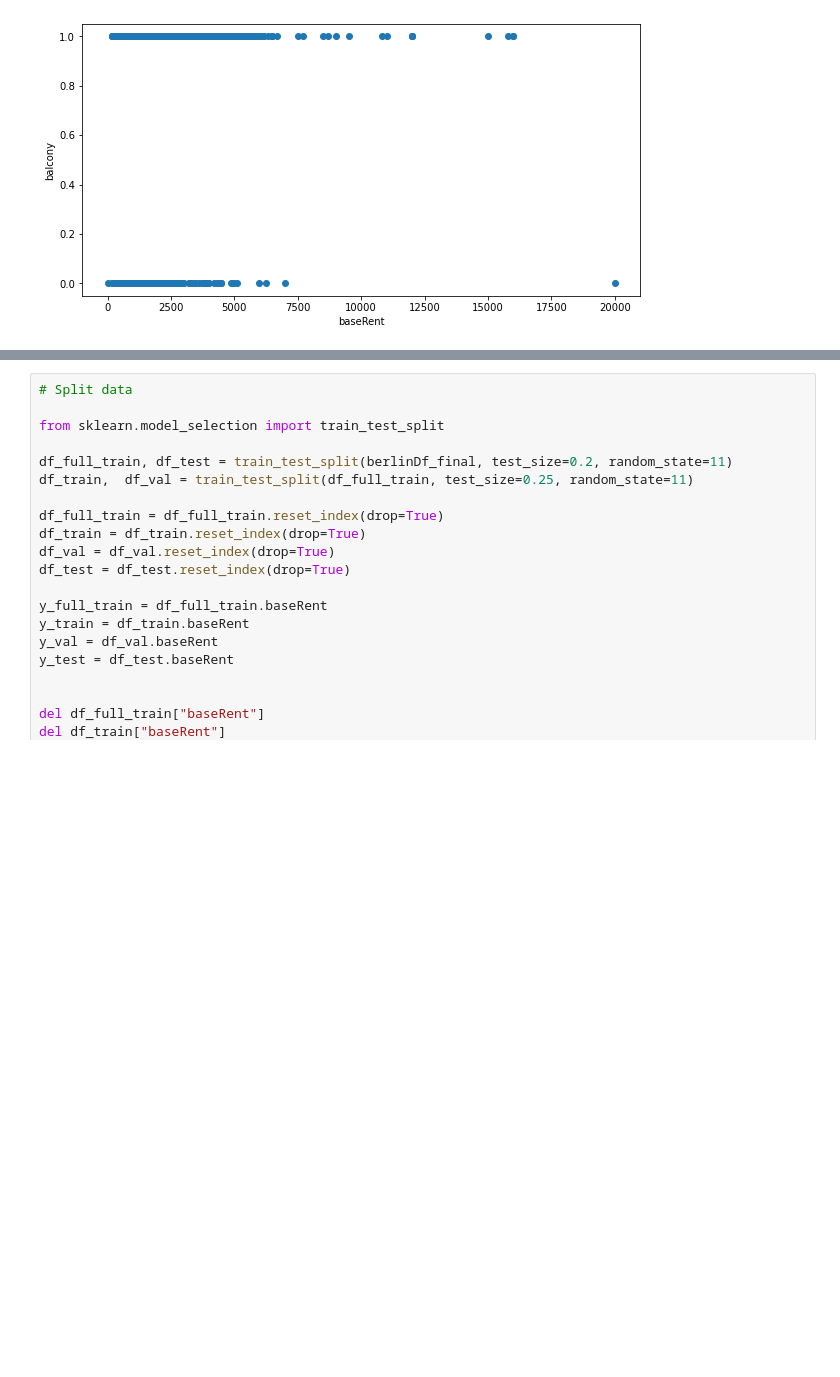
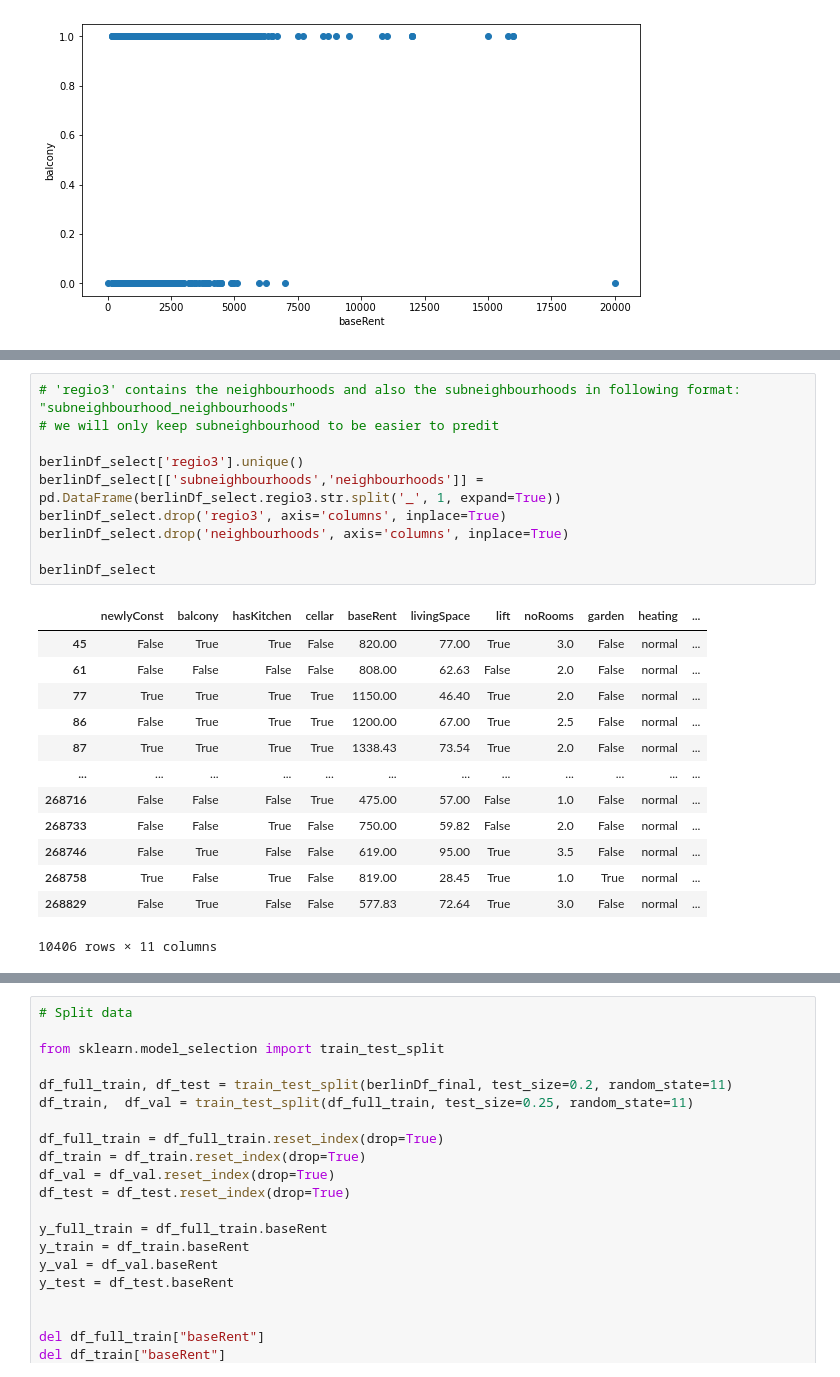
Before and after one commit to razorcd/ml-project, a Jupyter notebook: capstone-project/data_analysis.ipynb, the cells around one changed output, grey strips where cells are left out. Cells and saved outputs as stored; diff of their text form; blank space fills up the shorter version.

```diff
--- a/capstone-project/data_analysis.ipynb
+++ b/capstone-project/data_analysis.ipynb
@@ -191,3 +240,27 @@ for c in ["heatingType", "firingTypes"]:
+# %%
+# 'regio3' contains the neighbourhoods and also the subneighbourhoods in following format: "subneighbourhood_neighbourhoods"
+# we will only keep subneighbourhood to be easier to predit
+
+berlinDf_select['regio3'].unique()
+berlinDf_select[['subneighbourhoods','neighbourhoods']] = pd.DataFrame(berlinDf_select.regio3.str.split('_', 1, expand=True))
+berlinDf_select.drop('regio3', axis='columns', inplace=True)
+berlinDf_select.drop('neighbourhoods', axis='columns', inplace=True)
+
+berlinDf_select
+# %% [output]
+|  | newlyConst | balcony | hasKitchen | cellar | baseRent | livingSpace | lift | noRooms | garden | heating | ... |
+| 45 | False | True | True | False | 820.00 | 77.00 | True | 3.0 | False | normal | ... |
+| 61 | False | False | False | False | 808.00 | 62.63 | False | 2.0 | False | normal | ... |
+| 77 | True | True | True | True | 1150.00 | 46.40 | True | 2.0 | False | normal | ... |
+| 86 | False | True | True | True | 1200.00 | 67.00 | True | 2.5 | False | normal | ... |
+| 87 | True | True | True | True | 1338.43 | 73.54 | True | 2.0 | False | normal | ... |
+| ... | ... | ... | ... | ... | ... | ... | ... | ... | ... | ... | ... |
+| 268716 | False | False | False | True | 475.00 | 57.00 | False | 1.0 | False | normal | ... |
+| 268733 | False | False | True | False | 750.00 | 59.82 | False | 2.0 | False | normal | ... |
+| 268746 | False | True | False | False | 619.00 | 95.00 | True | 3.5 | False | normal | ... |
+| 268758 | True | False | True | False | 819.00 | 28.45 | True | 1.0 | True | normal | ... |
+| 268829 | False | True | False | False | 577.83 | 72.64 | True | 3.0 | False | normal | ... |
+10406 rows × 11 columns
 # %%
 # We will:
 #     - later experiment training by exluding the ["hasKitchen", "cellar", "garden", "balcony"]
```
Also changed, not shown: parts of 6 cells of this notebook.
